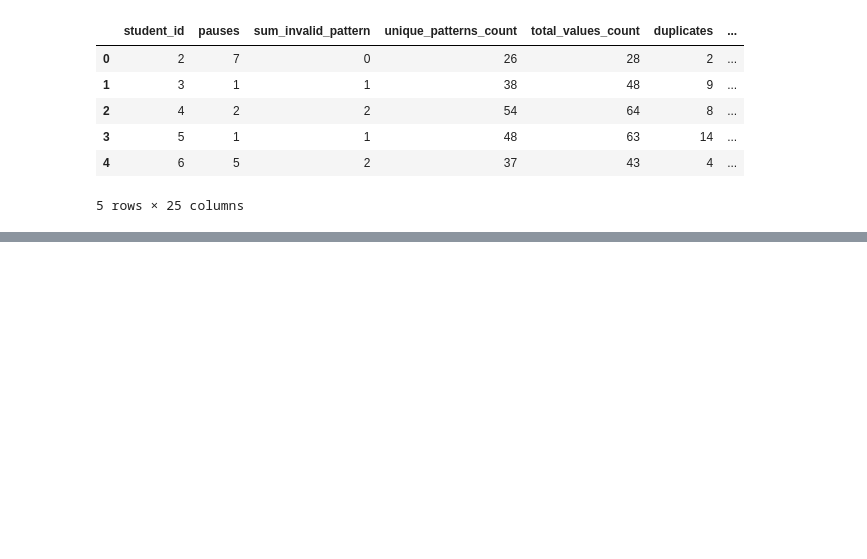
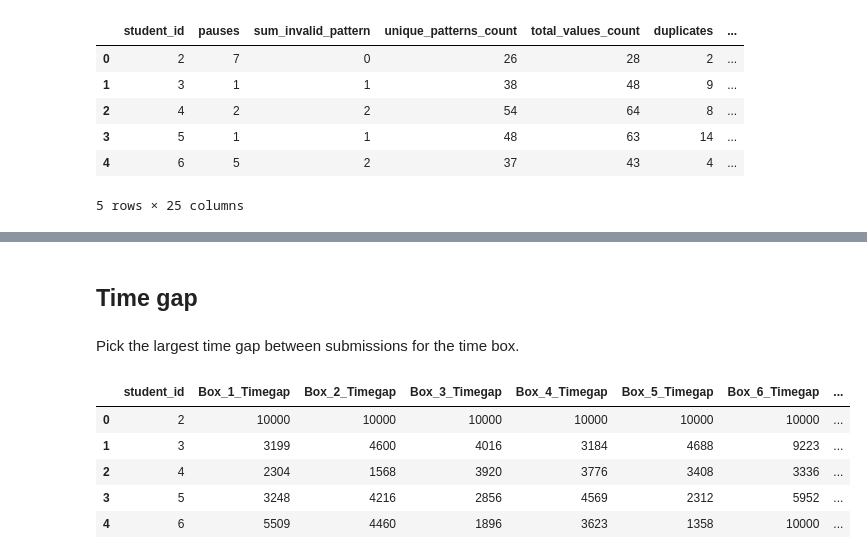
Before and after one commit to RowanBattles/Group4AI, a Jupyter notebook: Workbook.ipynb, the cells around one changed output, grey strips where cells are left out. Saved outputs shown, nothing was run; the diff lists cells and outputs as text; code cells hidden in the pictures; blank space fills up the shorter version.

Commit message:
merged boxes

```diff
--- a/Workbook.ipynb
+++ b/Workbook.ipynb
@@ -981,0 +970,58 @@ merged_data.head()
+# %% [markdown]
+## Time gap
+# %% [markdown]
+Pick the largest time gap between submissions for the time box.
+# %%
+# Define the function to create the new dataframe with the largest time gap
+def create_boxed_gap_dataframe(data):
+    # Initialize the list to store new data
+    boxed_data = []
+
+    # Group by student_id
+    grouped = data.groupby('student_id')
+
+    for student_id, group in grouped:
+        # Sort the group by timestamp_submission
+        group_sorted = group.sort_values(by='timestamp_submission')
+
+        # Get the minimum timestamp_submission for the student
+        min_timestamp = group_sorted['timestamp_submission'].min()
+
+        # Create the boxes
+        boxes = []
+        for i in range(18):
+            start = min_timestamp + i * 10000
+            end = start + 10000
+            interval = group_sorted[(group_sorted['timestamp_submission'] >= start) &
+                                    (group_sorted['timestamp_submission'] < end)]
+            if len(interval) > 1:
+                max_gap = interval['timestamp_submission'].diff().max()
+            else:
+                max_gap = 10000
+            boxes.append(max_gap)
+
+        # Append the student_id and boxes to the new data
+        boxed_data.append([student_id] + boxes)
+
+    # Create the new dataframe
+    box_columns = ['Box_' + str(i+1) for i in range(18)]
+    new_df = pd.DataFrame(boxed_data, columns=['student_id'] + box_columns)
+
+    return new_df
+boxed_gap_df = create_boxed_gap_dataframe(df)
+
+# Iterate over each column in the original DataFrame except 'student_id'
+for column in boxed_gap_df.columns:
+    if column != 'student_id':
+        # Rename the column by adding '_timegap' suffix
+        boxed_gap_df[column + '_Timegap'] = boxed_gap_df[column]
+        boxed_gap_df.drop(column, axis=1, inplace=True)
+
+boxed_gap_df.head()
+# %% [output]
+|  | student_id | Box_1_Timegap | Box_2_Timegap | Box_3_Timegap | Box_4_Timegap | Box_5_Timegap | Box_6_Timegap | ... |
+| 0 | 2 | 10000 | 10000 | 10000 | 10000 | 10000 | 10000 | ... |
+| 1 | 3 | 3199 | 4600 | 4016 | 3184 | 4688 | 9223 | ... |
+| 2 | 4 | 2304 | 1568 | 3920 | 3776 | 3408 | 3336 | ... |
+| 3 | 5 | 3248 | 4216 | 2856 | 4569 | 2312 | 5952 | ... |
+| 4 | 6 | 5509 | 4460 | 1896 | 3623 | 1358 | 10000 | ... |
```
Also changed, not shown: parts of 18 cells of this notebook.
